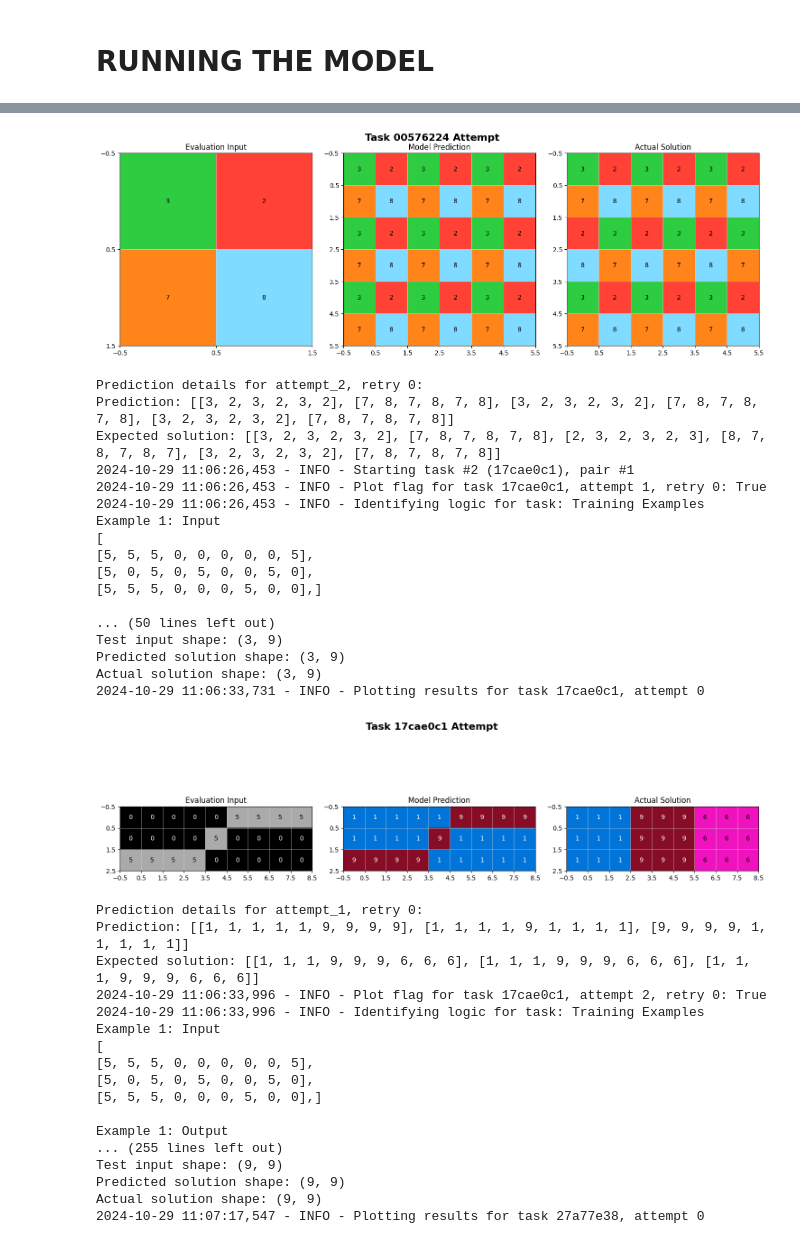
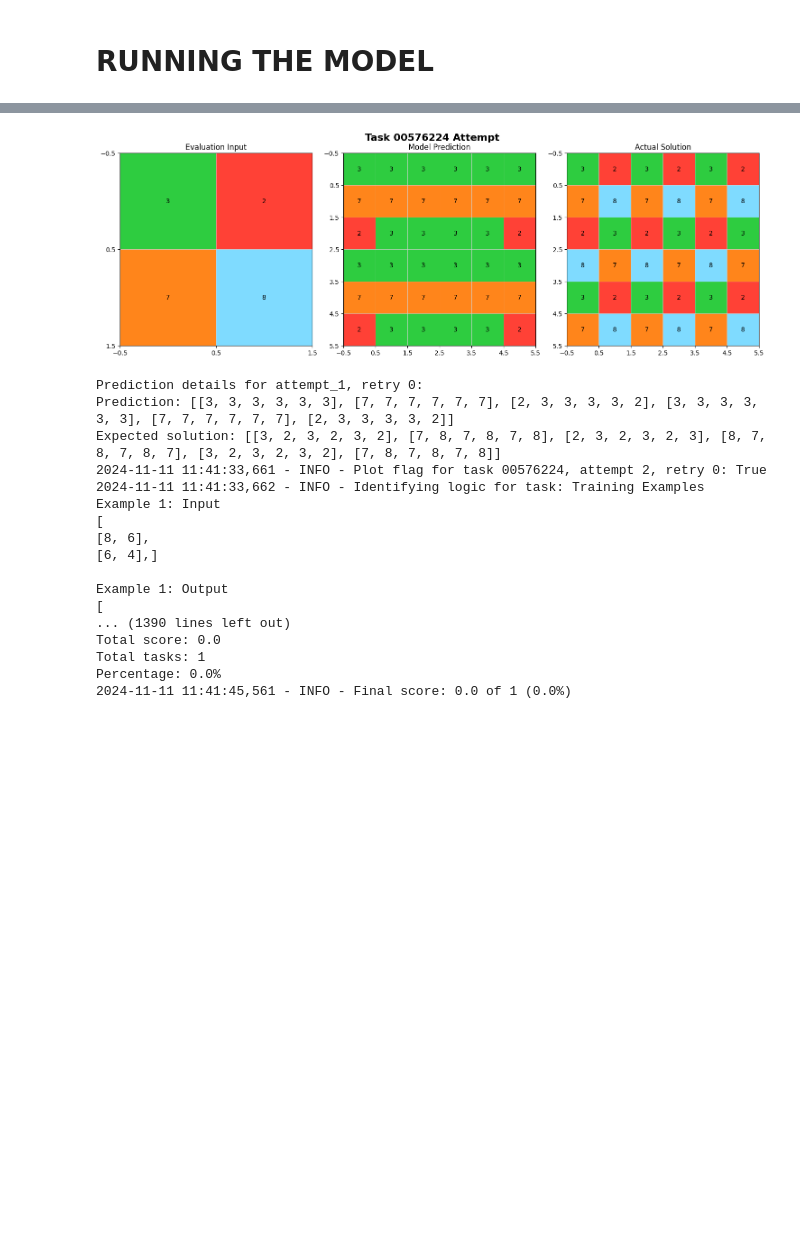
Before and after one commit to asw615/ARC-AGI-Multiagents, a Jupyter notebook: langgraph.ipynb, the cells around one changed output, grey strips where cells are left out. Saved outputs shown, nothing was run; the diff lists cells and outputs as text; code cells hidden in the pictures; blank space fills up the shorter version.

```diff
--- a/langgraph.ipynb
+++ b/langgraph.ipynb
@@ -940,5 +1292,5 @@ def main(task_set='training', NUM_TASKS=None, submission_file_name='submission.j
 # %% [markdown]
 # RUNNING THE MODEL
 # %%
-main(task_set='evaluation', NUM_TASKS=6)
+main(task_set='evaluation', NUM_TASKS=1)
 # %% [output]
@@ -962,36 +1314,18 @@ Actual solution shape: (6, 6)
-[figure, old version]
+[figure, new version]
-Prediction details for attempt_2, retry 0:
-Prediction: [[3, 2, 3, 2, 3, 2], [7, 8, 7, 8, 7, 8], [3, 2, 3, 2, 3, 2], [7, 8, 7, 8, 7, 8], [3, 2, 3, 2, 3, 2], [7, 8, 7, 8, 7, 8]]
+Prediction details for attempt_1, retry 0:
+Prediction: [[3, 3, 3, 3, 3, 3], [7, 7, 7, 7, 7, 7], [2, 3, 3, 3, 3, 2], [3, 3, 3, 3, 3, 3], [7, 7, 7, 7, 7, 7], [2, 3, 3, 3, 3, 2]]
 Expected solution: [[3, 2, 3, 2, 3, 2], [7, 8, 7, 8, 7, 8], [2, 3, 2, 3, 2, 3], [8, 7, 8, 7, 8, 7], [3, 2, 3, 2, 3, 2], [7, 8, 7, 8, 7, 8]]
-2024-10-29 11:06:26,453 - INFO - Starting task #2 (17cae0c1), pair #1
-2024-10-29 11:06:26,453 - INFO - Plot flag for task 17cae0c1, attempt 1, retry 0: True
-2024-10-29 11:06:26,453 - INFO - Identifying logic for task: Training Examples
+2024-11-11 11:41:33,661 - INFO - Plot flag for task 00576224, attempt 2, retry 0: True
+2024-11-11 11:41:33,662 - INFO - Identifying logic for task: Training Examples
 Example 1: Input
 [
-[5, 5, 5, 0, 0, 0, 0, 0, 5],
-[5, 0, 5, 0, 5, 0, 0, 5, 0],
-[5, 5, 5, 0, 0, 0, 5, 0, 0],]
+[8, 6],
+[6, 4],]
 
-... (50 lines left out)
-Test input shape: (3, 9)
-Predicted solution shape: (3, 9)
-Actual solution shape: (3, 9)
-2024-10-29 11:06:33,731 - INFO - Plotting results for task 17cae0c1, attempt 0
+Example 1: Output
+[
+... (1390 lines left out)
+Total score: 0.0
+Total tasks: 1
+Percentage: 0.0%
+2024-11-11 11:41:45,561 - INFO - Final score: 0.0 of 1 (0.0%)
-[figure, removed]
-Prediction details for attempt_1, retry 0:
-Prediction: [[1, 1, 1, 1, 1, 9, 9, 9, 9], [1, 1, 1, 1, 9, 1, 1, 1, 1], [9, 9, 9, 9, 1, 1, 1, 1, 1]]
-Expected solution: [[1, 1, 1, 9, 9, 9, 6, 6, 6], [1, 1, 1, 9, 9, 9, 6, 6, 6], [1, 1, 1, 9, 9, 9, 6, 6, 6]]
-2024-10-29 11:06:33,996 - INFO - Plot flag for task 17cae0c1, attempt 2, retry 0: True
-2024-10-29 11:06:33,996 - INFO - Identifying logic for task: Training Examples
-Example 1: Input
-[
-[5, 5, 5, 0, 0, 0, 0, 0, 5],
-[5, 0, 5, 0, 5, 0, 0, 5, 0],
-[5, 5, 5, 0, 0, 0, 5, 0, 0],]
-
-Example 1: Output
-... (255 lines left out)
-Test input shape: (9, 9)
-Predicted solution shape: (9, 9)
-Actual solution shape: (9, 9)
-2024-10-29 11:07:17,547 - INFO - Plotting results for task 27a77e38, attempt 0
```
Also changed, not shown: parts of 4 cells of this notebook, 4 other files.
